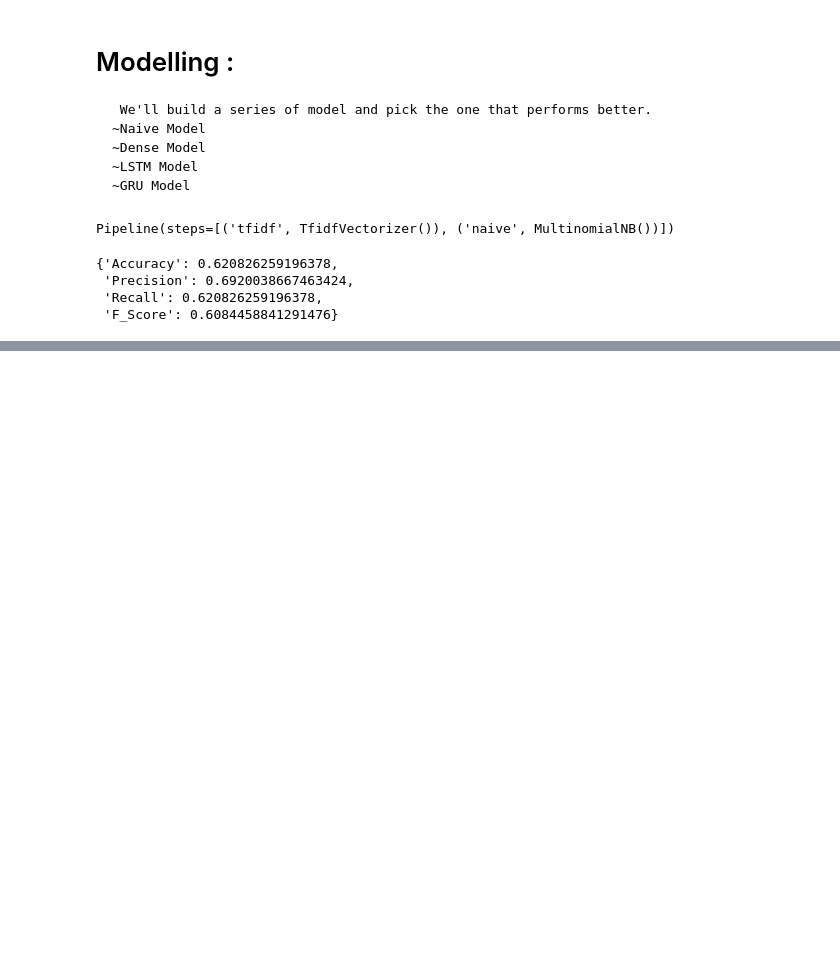
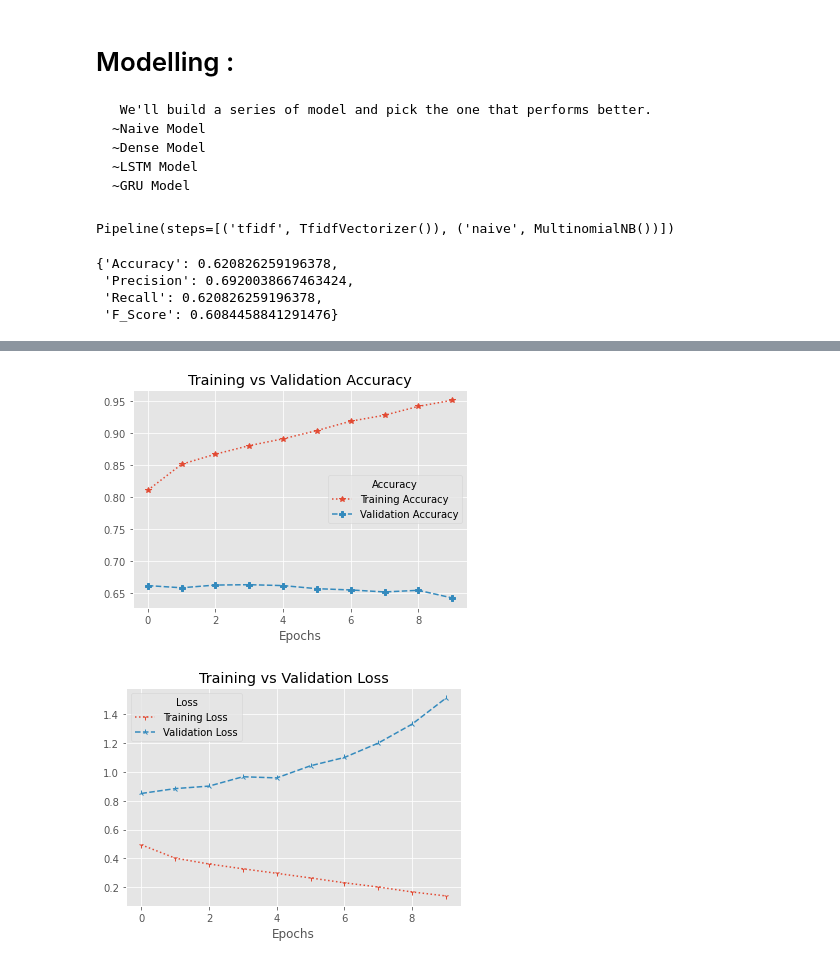
Before and after one commit to ahmad1jalal/Twitter-Sentiment-Extaction, a Jupyter notebook: Twitter-Senitment.ipynb, the cells around one changed output, grey strips where cells are left out. Drawn from its saved outputs; the diff is of its cells as text; code cells hidden in the pictures; blank space fills up the shorter version.

Commit message:
Bidirectional Model

```diff
--- a/Twitter-Senitment.ipynb
+++ b/Twitter-Senitment.ipynb
@@ -899,0 +902,29 @@ plot_model_performance(history_4)
+# %%
+# let's build the BiDirectional Model....
+
+# set the random seed
+tf.random.set_seed(42)
+
+# define the input layer.....
+inputs = layers.Input(shape=(),dtype="string")
+# pass the input layer to tokenization....
+x = token(inputs)
+# pass the token into embedd layer.....
+x = embedd(x)
+
+# adding the Bidirectional layer
+x = layers.Bidirectional(layers.LSTM(64,return_sequences=True))(x)
+
+# Bidirectional layer
+x = layers.Bidirectional(layers.LSTM(32,))(x)
+
+# output layer....
+output = layers.Dense(3,activation="sigmoid")(x)
+
+# model building....
+model_5 = tf.keras.Model(inputs,output,name="LSTM_Model")
+
+# compiling the model...
+model_5.compile(loss="categorical_crossentropy",
+               optimizer="rmsprop",
+               metrics=["accuracy"])
@@ -899,0 +952,6 @@ plot_model_performance(history_4)
+# %%
+# fitting model to data...
+history_5 = model_5.fit(train_text, train_labels,
+                       epochs = 10,
+                       validation_data = (test_text,test_labels),
+                       validation_split = int(len(test_text) * 0.30))
@@ -899,0 +1008,6 @@ plot_model_performance(history_4)
+# %%
+# plot model performance....
+plot_model_performance(history_5)
+# %% [output]
+[figure, added]
+[figure, added]
```
Also changed, not shown: parts of 48 cells of this notebook.
